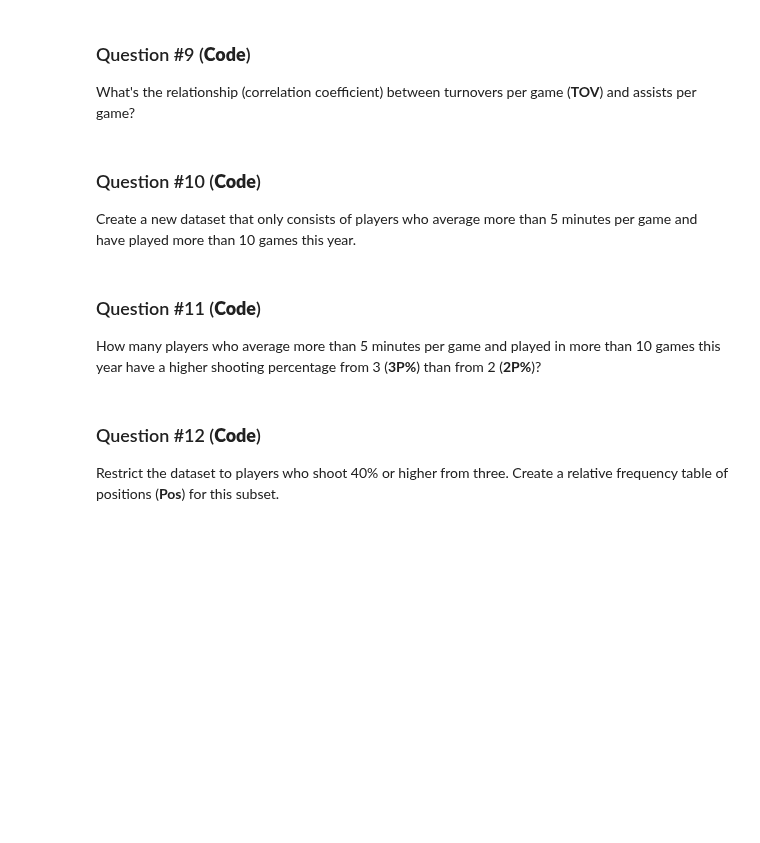
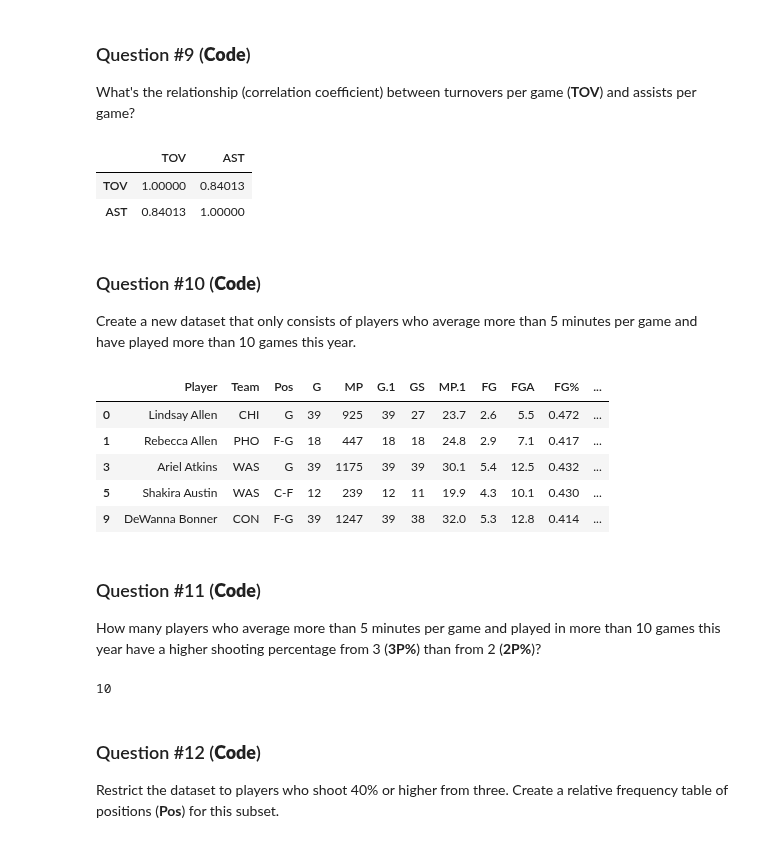
Before and after one commit to pharringtonp19/business-analytics, a Jupyter notebook: homeworks/HW2_solutions.ipynb, the cells around one changed output. Drawn from its saved outputs; the diff is of its cells as text; code cells hidden in the pictures; blank space fills up the shorter version.

```diff
--- a/homeworks/HW2_solutions.ipynb
+++ b/homeworks/HW2_solutions.ipynb
@@ -141,12 +141,40 @@ The correlation coefficients is now 0.10569879430332803
 ### Question #9 (**Code**)
 
 What's the relationship (correlation coefficient) between turnovers per game (**TOV**) and assists per game?
+# %%
+df[['TOV', 'AST']].corr()
+# %% [output]
+|  | TOV | AST |
+| TOV | 1.00000 | 0.84013 |
+| AST | 0.84013 | 1.00000 |
 # %% [markdown]
 ### Question #10 (**Code**)
 Create a new dataset that only consists of players who average more than 5 minutes per game and have played more than 10 games this year.
+# %%
+condition1 = df['MP.1'] > 5
+condition2 = df['G'] > 10
+condition3 = condition1 & condition2
+new_df = df[condition3]
+new_df.head()
+# %% [output]
+|  | Player | Team | Pos | G | MP | G.1 | GS | MP.1 | FG | FGA | FG% | ... |
+| 0 | Lindsay Allen | CHI | G | 39 | 925 | 39 | 27 | 23.7 | 2.6 | 5.5 | 0.472 | ... |
+| 1 | Rebecca Allen | PHO | F-G | 18 | 447 | 18 | 18 | 24.8 | 2.9 | 7.1 | 0.417 | ... |
+| 3 | Ariel Atkins | WAS | G | 39 | 1175 | 39 | 39 | 30.1 | 5.4 | 12.5 | 0.432 | ... |
+| 5 | Shakira Austin | WAS | C-F | 12 | 239 | 12 | 11 | 19.9 | 4.3 | 10.1 | 0.430 | ... |
+| 9 | DeWanna Bonner | CON | F-G | 39 | 1247 | 39 | 38 | 32.0 | 5.3 | 12.8 | 0.414 | ... |
 # %% [markdown]
 ### Question #11 (**Code**)
 How many players who average more than 5 minutes per game and played in more than 10 games this year have a higher shooting percentage from 3 (**3P%**) than from 2 (**2P%**)?
+# %%
+condition1 = df['MP.1'] > 5
+condition2 = df['G'] > 10
+condition3 = df['3P%'] > df['2P%']
+condition4 = condition1 & condition2 & condition3
+new_df = df[condition4]
+print(new_df.shape[0])
+# %% [output]
+10
 # %% [markdown]
 ### Question #12 (**Code**)
 Restrict the dataset to players who shoot 40% or higher from three. Create a relative frequency table of positions (**Pos**) for this subset.
```
Also changed, not shown: parts of 1 cell of this notebook.
